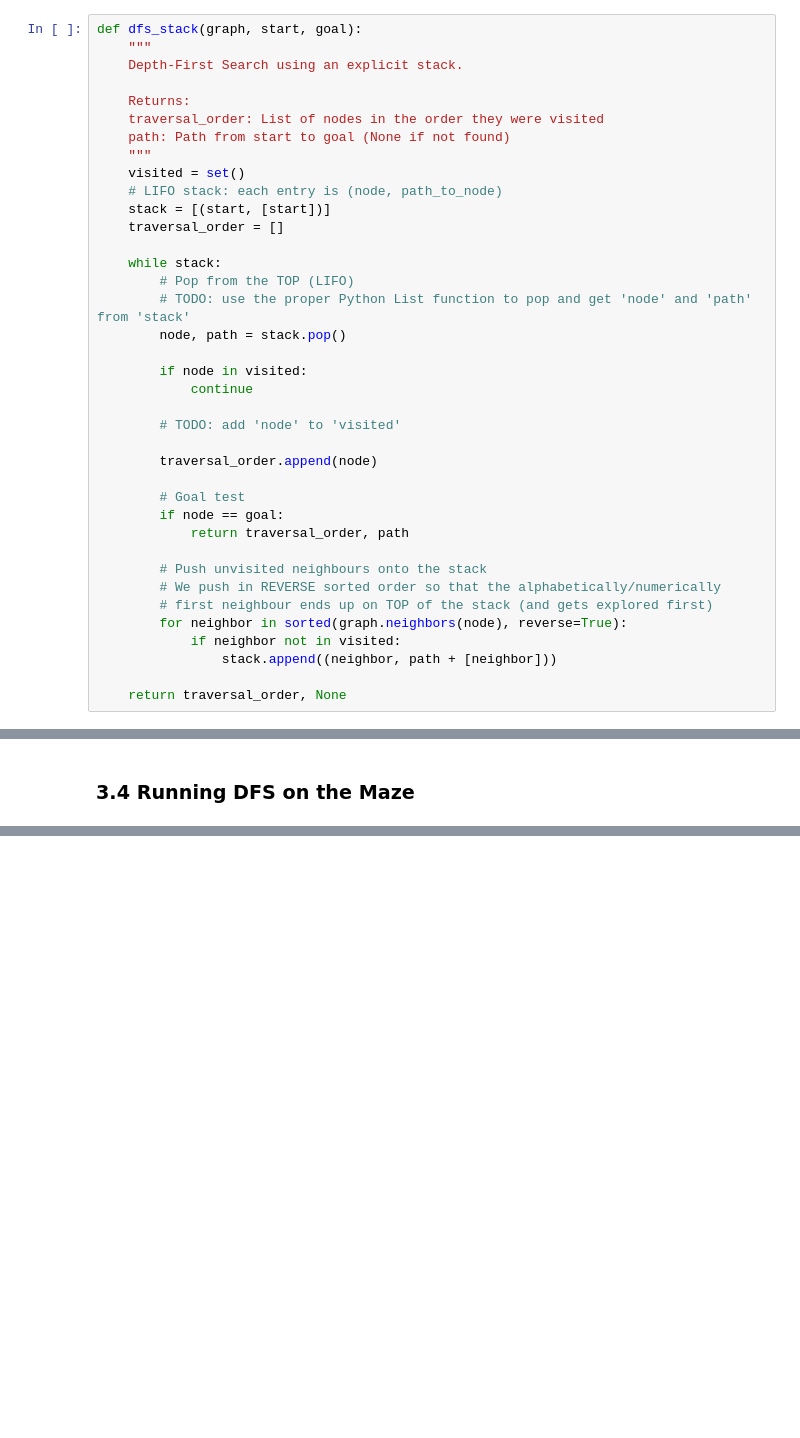
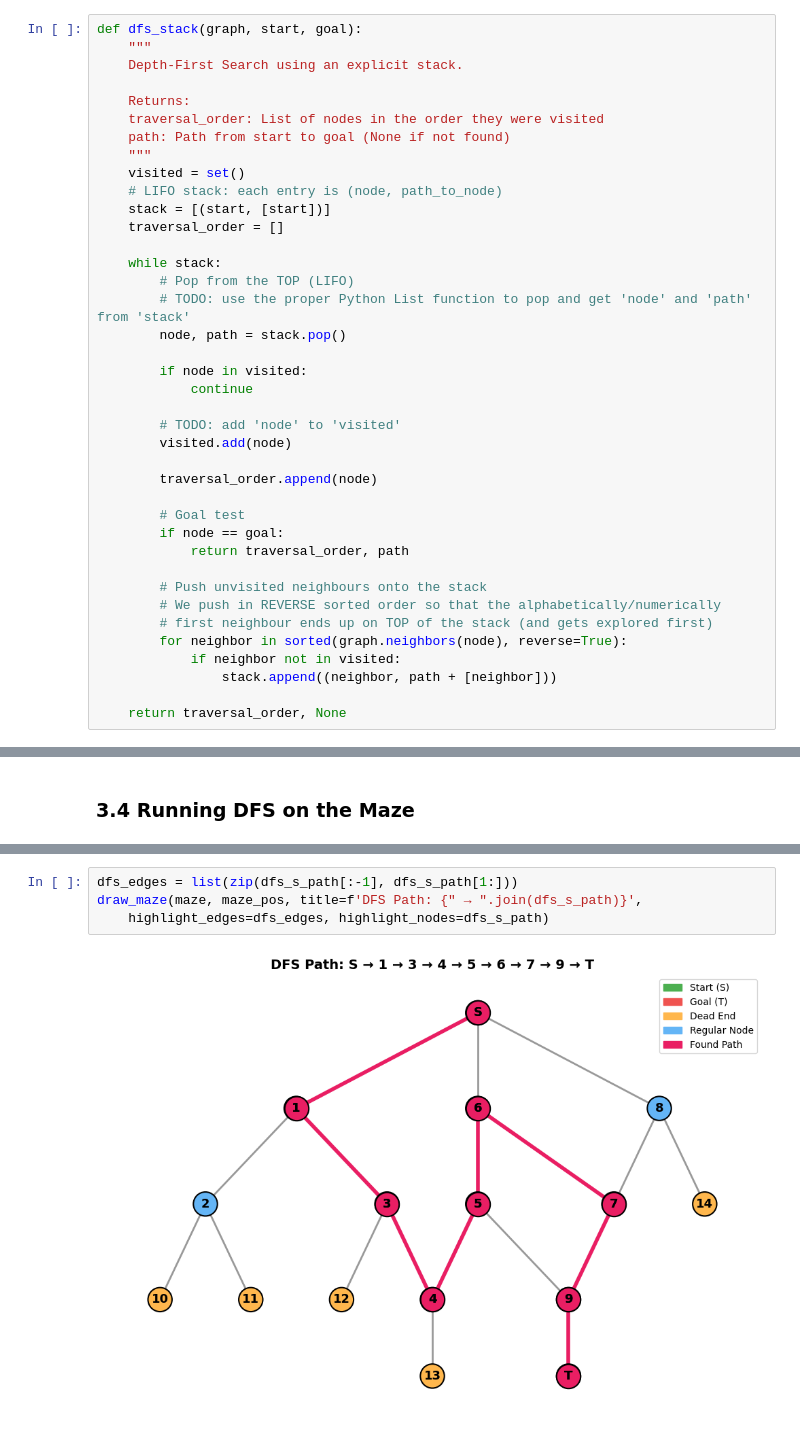
Before and after one commit to eoinocathasaigh/Artificial-Intelligence-Labs, a Jupyter notebook: Lab 7/Lab7.ipynb, the cells around one changed output, grey strips where cells are left out. Saved outputs shown, nothing was run; the diff lists cells and outputs as text; blank space fills up the shorter version.

```diff
--- a/Lab 7/Lab7.ipynb
+++ b/Lab 7/Lab7.ipynb
@@ -407,6 +407,7 @@ def dfs_stack(graph, start, goal):
             continue
 
         # TODO: add 'node' to 'visited'
+        visited.add(node)
 
         traversal_order.append(node)
 
@@ -476,0 +546,6 @@ NameError: name 'dfs_stack' is not defined
+# %%
+dfs_edges = list(zip(dfs_s_path[:-1], dfs_s_path[1:]))
+draw_maze(maze, maze_pos, title=f'DFS Path: {" → ".join(dfs_s_path)}',
+    highlight_edges=dfs_edges, highlight_nodes=dfs_s_path)
+# %% [output]
+[figure, added]
```
Also changed, not shown: parts of 31 cells of this notebook.
